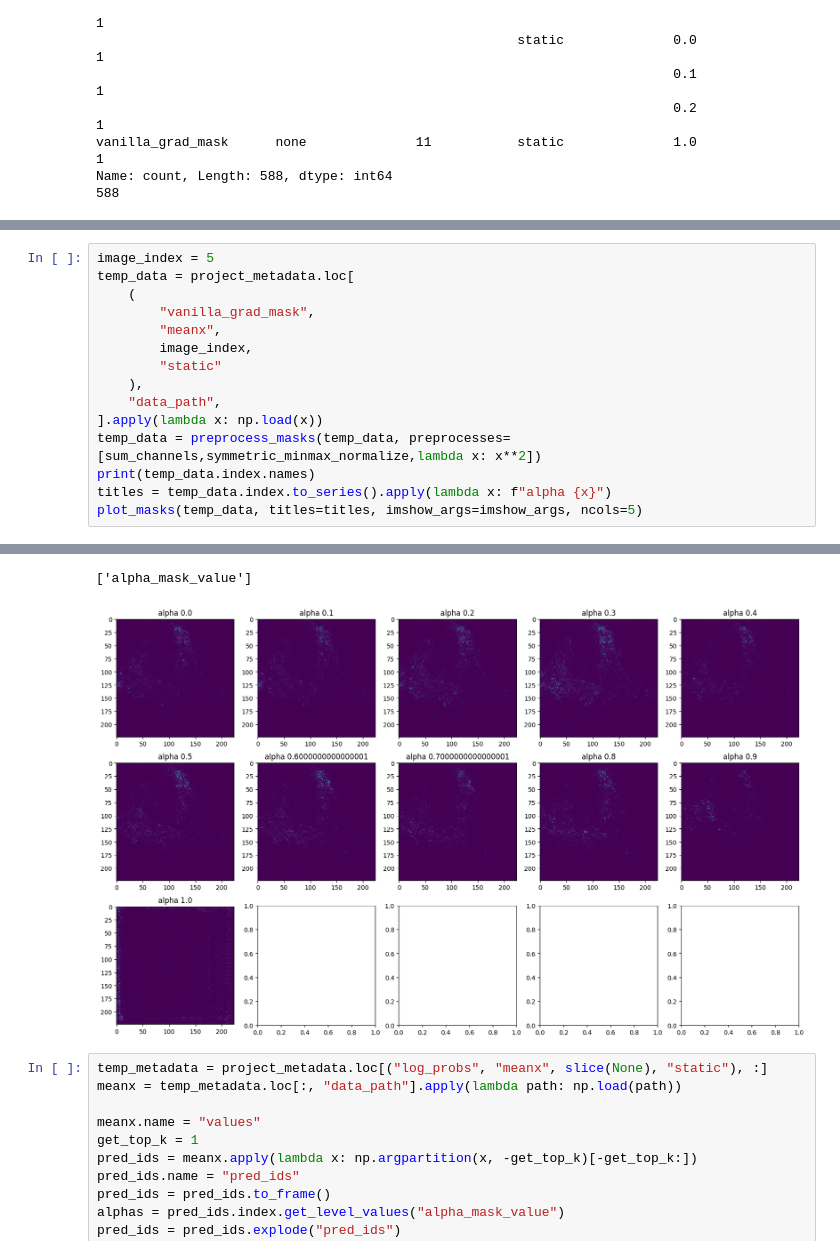
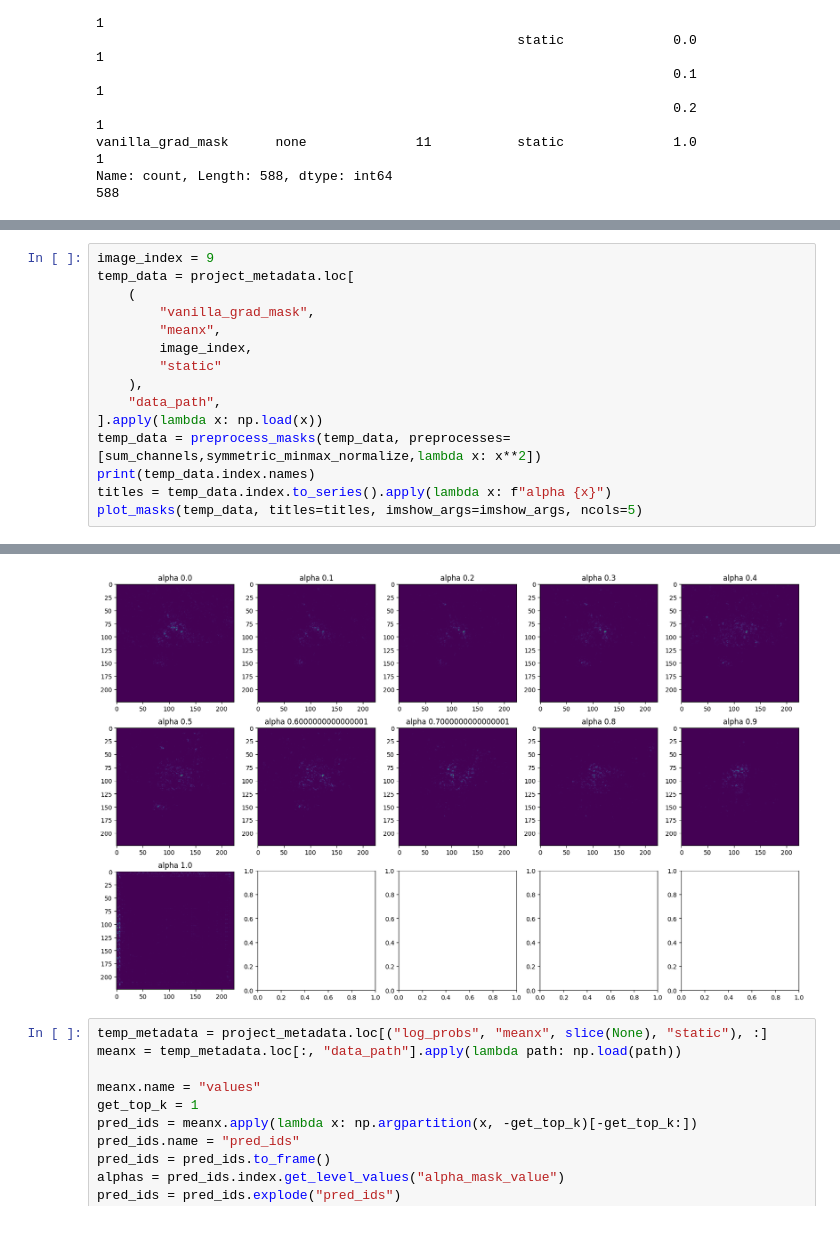
Before and after one commit to Amir-Mehrpanah/On-Spectral-Properties-of-Gradient-based-Explanation-Methods-ECCV24, a Jupyter notebook: experiments/experiment_4.ipynb, the cells around one changed output, grey strips where cells are left out. Saved outputs shown, nothing was run; the diff lists cells and outputs as text.

```diff
--- a/experiments/experiment_4.ipynb
+++ b/experiments/experiment_4.ipynb
@@ -73,5 +73,5 @@ plot_masks(temp_data, titles=titles, imshow_args=imshow_args, ncols=5)
 # %%
-image_index = 5
+image_index = 9
 temp_data = project_metadata.loc[
     (
         "vanilla_grad_mask",
@@ -91,5 +90,4 @@ No GPU/TPU found, falling back to CPU. (Set TF_CPP_MIN_LOG_LEVEL=0 and rerun for
-['alpha_mask_value']
-[figure, old version]
+[figure, new version]
 # %%
 temp_metadata = project_metadata.loc[("log_probs", "meanx", slice(None), "static"), :]
 meanx = temp_metadata.loc[:, "data_path"].apply(lambda path: np.load(path))
```
Also changed, not shown: parts of 2 cells of this notebook, 7 other files.
